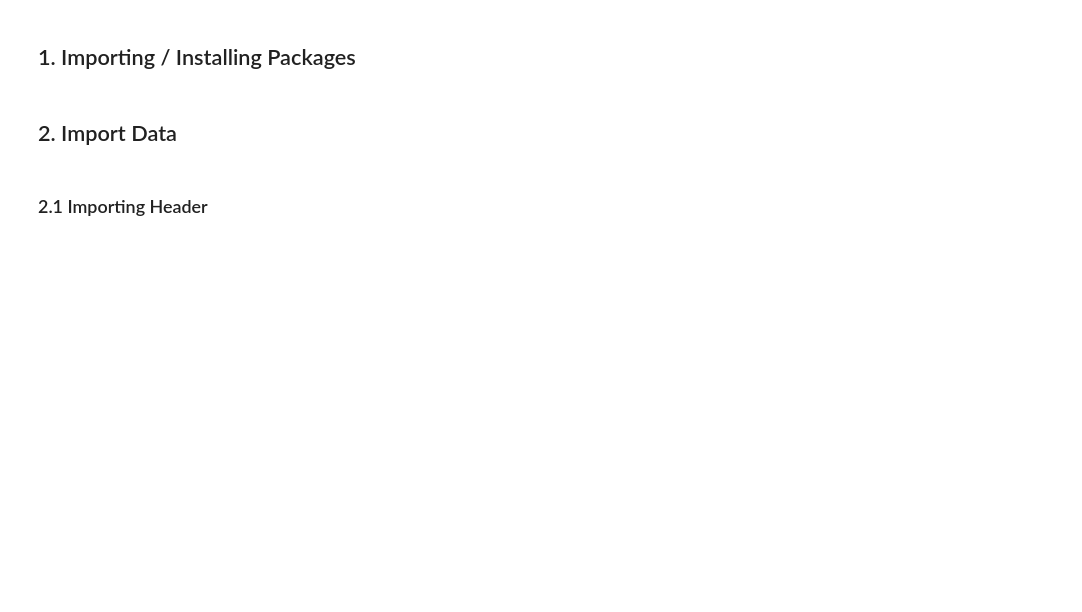
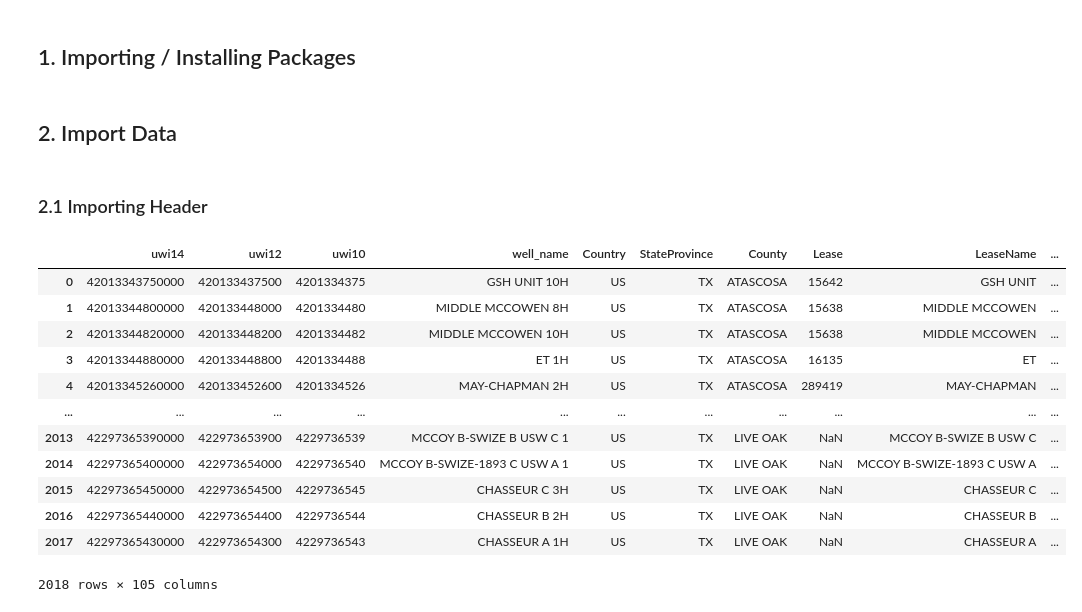
Before and after one commit to apoorvasaxena03/well-spacing-analyzer, a Jupyter notebook: notebooks/Ranch_74_EF/spacing_stats_v1.ipynb, the cells around one changed output. Drawn from its saved outputs; the diff is of its cells as text; code cells hidden in the pictures; blank space fills up the shorter version.

```diff
--- a/notebooks/Ranch_74_EF/spacing_stats_v1.ipynb
+++ b/notebooks/Ranch_74_EF/spacing_stats_v1.ipynb
@@ -37,8 +37,9 @@ df_header_raw = read_excel_with_mapper(
     path=r"C:\Users\ApoorvaSaxena\OneDrive - Bandera Group\Desktop\Project AP\05. Spacing Study\01. EF - 74 Ranch\header_ranch_74_EF.xlsx",
     sheet_name="header",
     col_map={"API14": "uwi14", "API12": "uwi12", "API10": "uwi10", "WellName":"well_name",
-             "SpudDate":"spud_dt", "CompletionDate": "comp_dt",	"FirstProdDate":"first_prod_dt"
+             "SpudDate":"spud_dt", "CompletionDate": "comp_dt",	"FirstProdDate":"first_prod_dt",
+             "LastProdDate":"last_prod_dt"
              },
     dtype_map={"uwi14": str, "uwi12": str, "uwi10": str, "well_name": str},
-    parse_dates=["SpudDate", "CompletionDate", "FirstProdDate"]
+    parse_dates=["SpudDate", "CompletionDate", "FirstProdDate", "LastProdDate"] # Parsing date columns during import because it’s handled inside pd.read_excel before we rename.
 )
@@ -46,0 +46,16 @@ compute_bg_rcat()
+# %%
+df_header_raw
+# %% [output]
+|  | uwi14 | uwi12 | uwi10 | well_name | Country | StateProvince | County | Lease | LeaseName | ... |
+| 0 | 42013343750000 | 420133437500 | 4201334375 | GSH UNIT 10H | US | TX | ATASCOSA | 15642 | GSH UNIT | ... |
+| 1 | 42013344800000 | 420133448000 | 4201334480 | MIDDLE MCCOWEN 8H | US | TX | ATASCOSA | 15638 | MIDDLE MCCOWEN | ... |
+| 2 | 42013344820000 | 420133448200 | 4201334482 | MIDDLE MCCOWEN 10H | US | TX | ATASCOSA | 15638 | MIDDLE MCCOWEN | ... |
+| 3 | 42013344880000 | 420133448800 | 4201334488 | ET 1H | US | TX | ATASCOSA | 16135 | ET | ... |
+| 4 | 42013345260000 | 420133452600 | 4201334526 | MAY-CHAPMAN 2H | US | TX | ATASCOSA | 289419 | MAY-CHAPMAN | ... |
+| ... | ... | ... | ... | ... | ... | ... | ... | ... | ... | ... |
+| 2013 | 42297365390000 | 422973653900 | 4229736539 | MCCOY B-SWIZE B USW C 1 | US | TX | LIVE OAK | NaN | MCCOY B-SWIZE B USW C | ... |
+| 2014 | 42297365400000 | 422973654000 | 4229736540 | MCCOY B-SWIZE-1893 C USW A 1 | US | TX | LIVE OAK | NaN | MCCOY B-SWIZE-1893 C USW A | ... |
+| 2015 | 42297365450000 | 422973654500 | 4229736545 | CHASSEUR C 3H | US | TX | LIVE OAK | NaN | CHASSEUR C | ... |
+| 2016 | 42297365440000 | 422973654400 | 4229736544 | CHASSEUR B 2H | US | TX | LIVE OAK | NaN | CHASSEUR B | ... |
+| 2017 | 42297365430000 | 422973654300 | 4229736543 | CHASSEUR A 1H | US | TX | LIVE OAK | NaN | CHASSEUR A | ... |
+2018 rows × 105 columns
```
Also changed, not shown: parts of 6 cells of this notebook, 2 other files.
